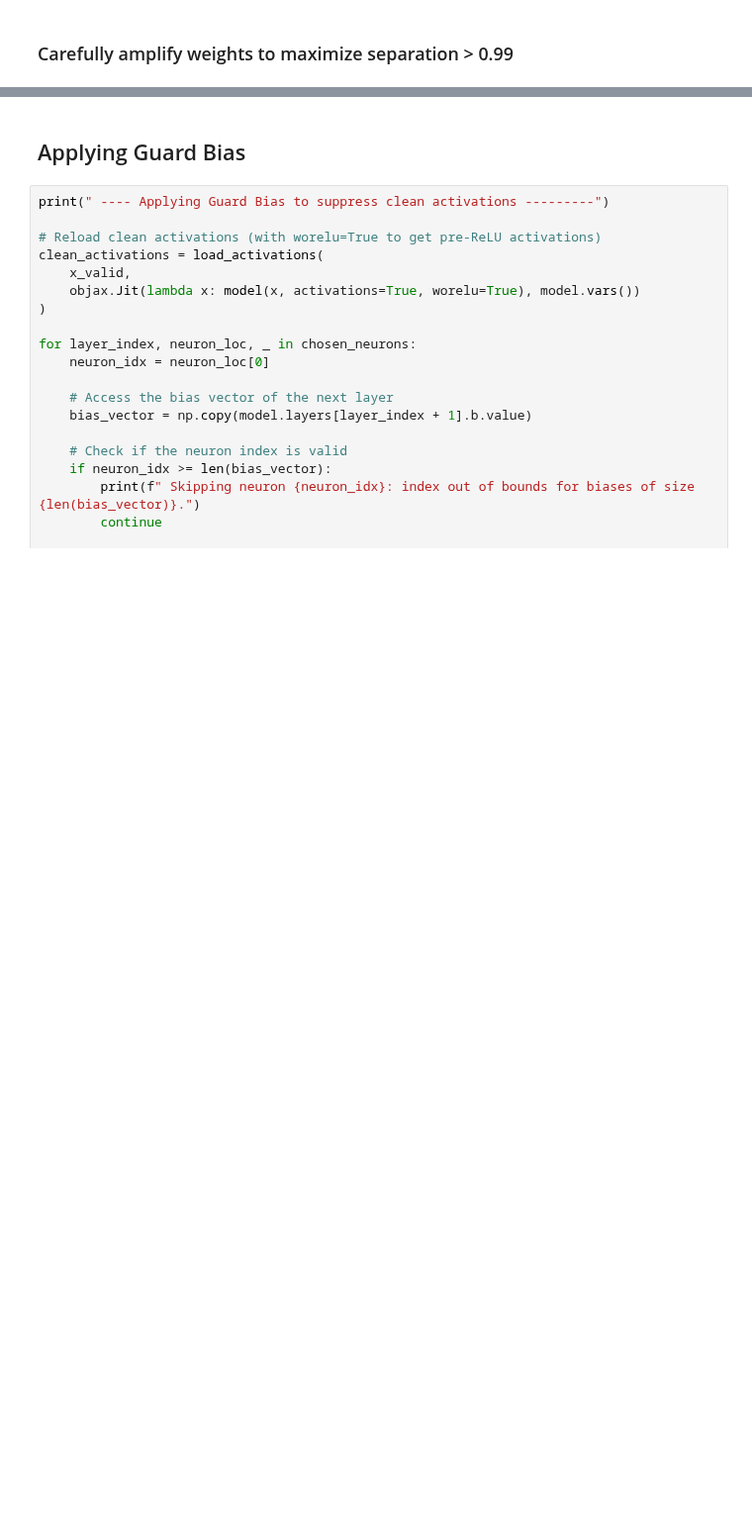
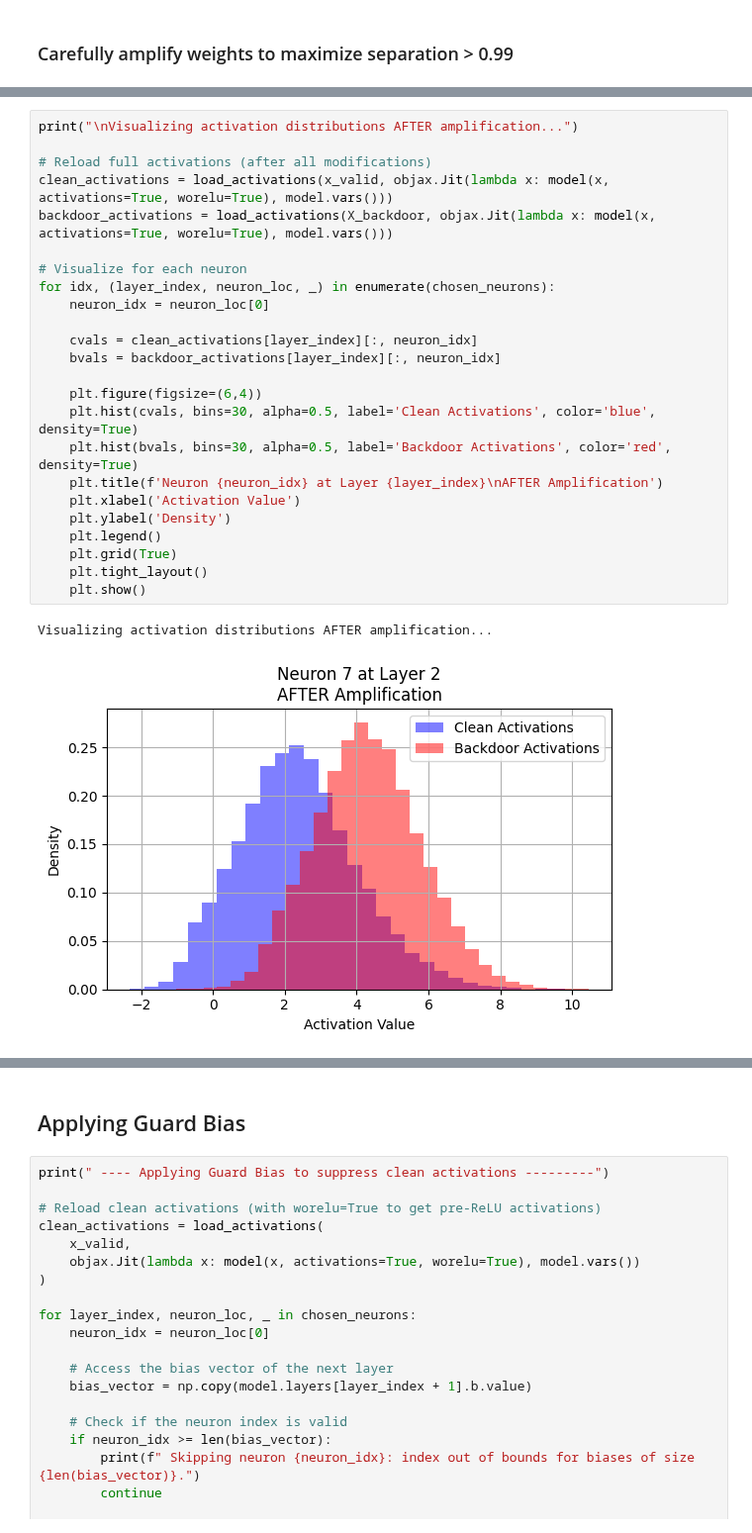
Before and after one commit to oumnia-boudersa/Handcrafted-Backdoors-in-Deep-Neural-Networks-Implementation, a Jupyter notebook: fc.ipynb, the cells around one changed output, grey strips where cells are left out. Shown at 99% size. Cells and saved outputs as stored; diff of their text form; blank space fills up the shorter version.

```diff
--- a/fc.ipynb
+++ b/fc.ipynb
@@ -385,3 +474,30 @@ Clipped weight at Layer 2, Neuron 7
 Clipped weight at Layer 2, Neuron 21
 Clipped weight at Layer 2, Neuron 21
  --------- Warning: Neuron 21 at Layer 2 did NOT reach full separation. Final separation: 0.2973
+# %%
+print("\nVisualizing activation distributions AFTER amplification...")
+
+# Reload full activations (after all modifications)
+clean_activations = load_activations(x_valid, objax.Jit(lambda x: model(x, activations=True, worelu=True), model.vars()))
+backdoor_activations = load_activations(X_backdoor, objax.Jit(lambda x: model(x, activations=True, worelu=True), model.vars()))
+
+# Visualize for each neuron
+for idx, (layer_index, neuron_loc, _) in enumerate(chosen_neurons):
+    neuron_idx = neuron_loc[0]
+
+    cvals = clean_activations[layer_index][:, neuron_idx]
+    bvals = backdoor_activations[layer_index][:, neuron_idx]
+
+    plt.figure(figsize=(6,4))
+    plt.hist(cvals, bins=30, alpha=0.5, label='Clean Activations', color='blue', density=True)
+    plt.hist(bvals, bins=30, alpha=0.5, label='Backdoor Activations', color='red', density=True)
+    plt.title(f'Neuron {neuron_idx} at Layer {layer_index}\nAFTER Amplification')
+    plt.xlabel('Activation Value')
+    plt.ylabel('Density')
+    plt.legend()
+    plt.grid(True)
+    plt.tight_layout()
+    plt.show()
+# %% [output]
+Visualizing activation distributions AFTER amplification...
+[figure, added]
```
Also changed, not shown: parts of 12 cells of this notebook.
